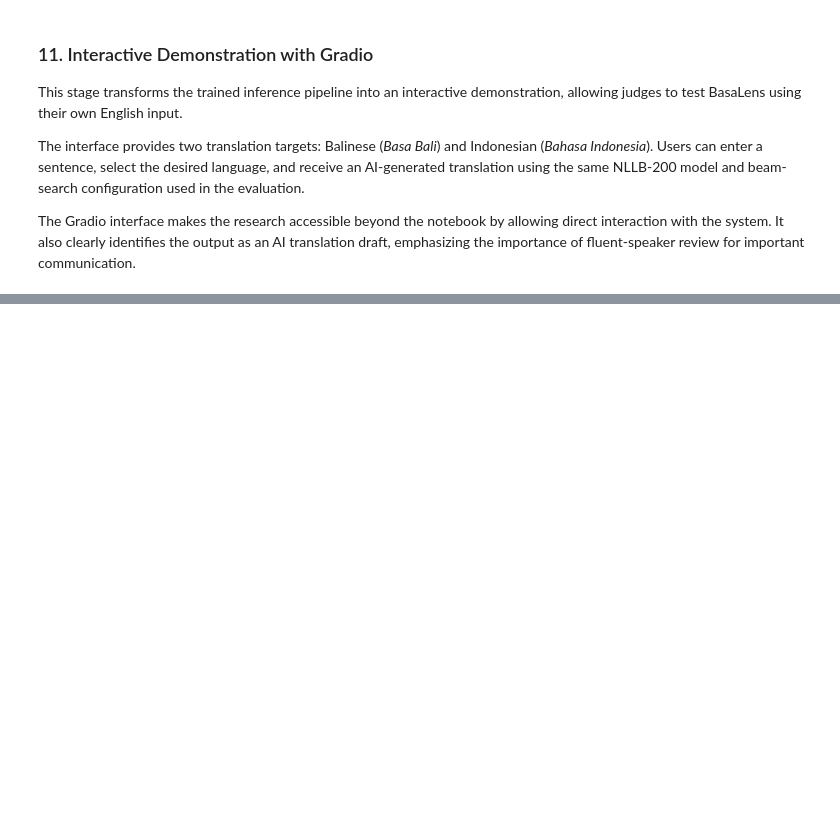
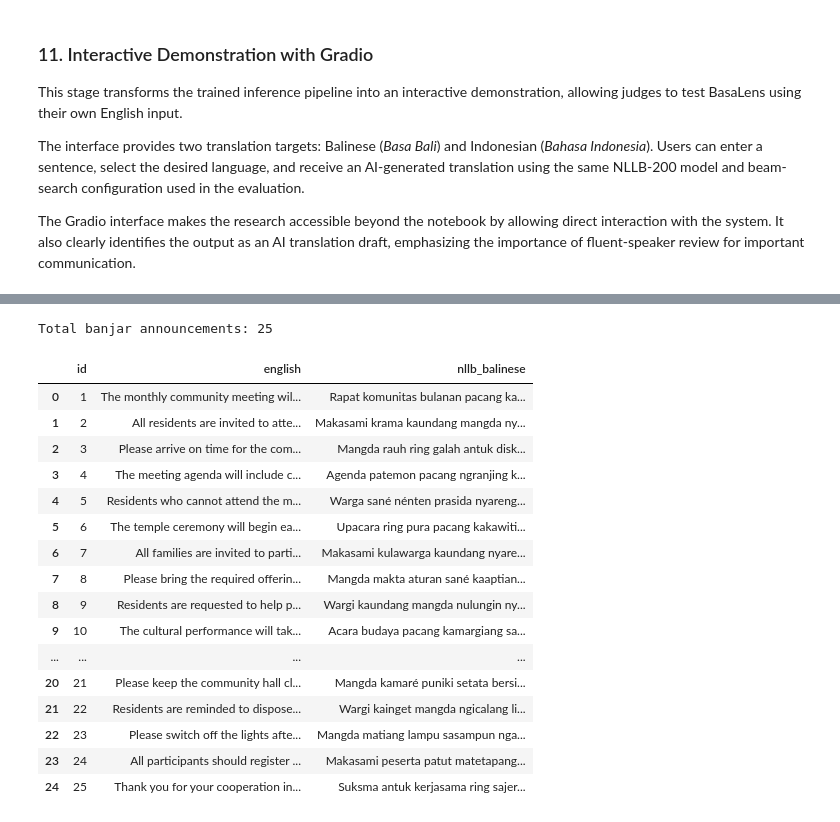
Before and after one commit to XxTurahPlayz/BasaLens, a Jupyter notebook: BasaLens_Hackathon.ipynb, the cells around one changed output, grey strips where cells are left out. Drawn from its saved outputs; the diff is of its cells as text; code cells hidden in the pictures; blank space fills up the shorter version.

```diff
--- a/BasaLens_Hackathon.ipynb
+++ b/BasaLens_Hackathon.ipynb
@@ -285,0 +503,73 @@ demo.launch(share=True)
+# %%
+banjar_notices = [
+    # Community meetings
+    "The monthly community meeting will be held on Saturday at seven in the evening.",
+    "All residents are invited to attend the upcoming community meeting.",
+    "Please arrive on time for the community discussion at the village hall.",
+    "The meeting agenda will include community safety and upcoming activities.",
+    "Residents who cannot attend the meeting should inform the community secretary.",
+
+    # Religious and cultural events
+    "The temple ceremony will begin early tomorrow morning.",
+    "All families are invited to participate in the upcoming religious celebration.",
+    "Please bring the required offerings before the ceremony begins.",
+    "Residents are requested to help prepare the temple area for the celebration.",
+    "The cultural performance will take place after the evening prayer.",
+
+    # Community activities
+    "Community members will work together to clean the village environment on Sunday.",
+    "Volunteers are needed to help prepare the community hall for the event.",
+    "Please bring cleaning equipment for the scheduled community activity.",
+    "The youth organization will organize a traditional cultural performance.",
+    "Residents are encouraged to participate in the village sports competition.",
+
+    # Public information
+    "The main road will be temporarily closed because of community preparations.",
+    "Please use the alternative route while road maintenance is taking place.",
+    "The community health service will be available at the village hall tomorrow.",
+    "Residents can collect important announcements from the community office.",
+    "Please contact the community secretary for further information.",
+
+    # Reminders and instructions
+    "Please keep the community hall clean after every activity.",
+    "Residents are reminded to dispose of waste in the designated containers.",
+    "Please switch off the lights after using the meeting hall.",
+    "All participants should register before joining the community event.",
+    "Thank you for your cooperation in maintaining a safe and welcoming community."
+]
+
+print("Total banjar announcements:", len(banjar_notices))
+# %% [output]
+Total banjar announcements: 25
+# %%
+banjar_df = pd.DataFrame({
+    'id': range(1, len(banjar_notices) + 1),
+    'english': banjar_notices
+})
+
+banjar_df['nllb_balinese'] = translate_many(
+    banjar_df['english'].tolist(),
+    'ban_Latn',
+    num_beams=4,
+    batch_size=4
+)
+
+display(banjar_df)
+# %% [output]
+|  | id | english | nllb_balinese |
+| 0 | 1 | The monthly community meeting wil... | Rapat komunitas bulanan pacang ka... |
+| 1 | 2 | All residents are invited to atte... | Makasami krama kaundang mangda ny... |
+| 2 | 3 | Please arrive on time for the com... | Mangda rauh ring galah antuk disk... |
+| 3 | 4 | The meeting agenda will include c... | Agenda patemon pacang ngranjing k... |
+| 4 | 5 | Residents who cannot attend the m... | Warga sané nénten prasida nyareng... |
+| 5 | 6 | The temple ceremony will begin ea... | Upacara ring pura pacang kakawiti... |
+| 6 | 7 | All families are invited to parti... | Makasami kulawarga kaundang nyare... |
+| 7 | 8 | Please bring the required offerin... | Mangda makta aturan sané kaaptian... |
+| 8 | 9 | Residents are requested to help p... | Wargi kaundang mangda nulungin ny... |
+| 9 | 10 | The cultural performance will tak... | Acara budaya pacang kamargiang sa... |
+| ... | ... | ... | ... |
+| 20 | 21 | Please keep the community hall cl... | Mangda kamaré puniki setata bersi... |
+| 21 | 22 | Residents are reminded to dispose... | Wargi kainget mangda ngicalang li... |
+| 22 | 23 | Please switch off the lights afte... | Mangda matiang lampu sasampun nga... |
+| 23 | 24 | All participants should register ... | Makasami peserta patut matetapang... |
+| 24 | 25 | Thank you for your cooperation in... | Suksma antuk kerjasama ring sajer... |
```
Also changed, not shown: parts of 36 cells of this notebook, 1 other file.
